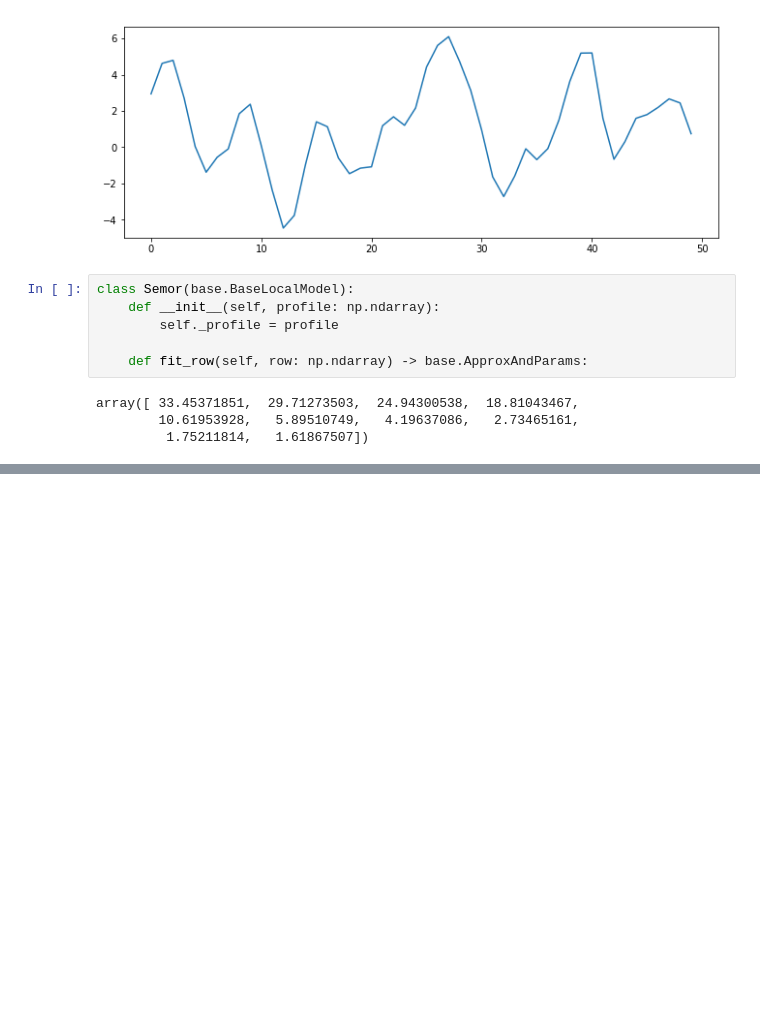
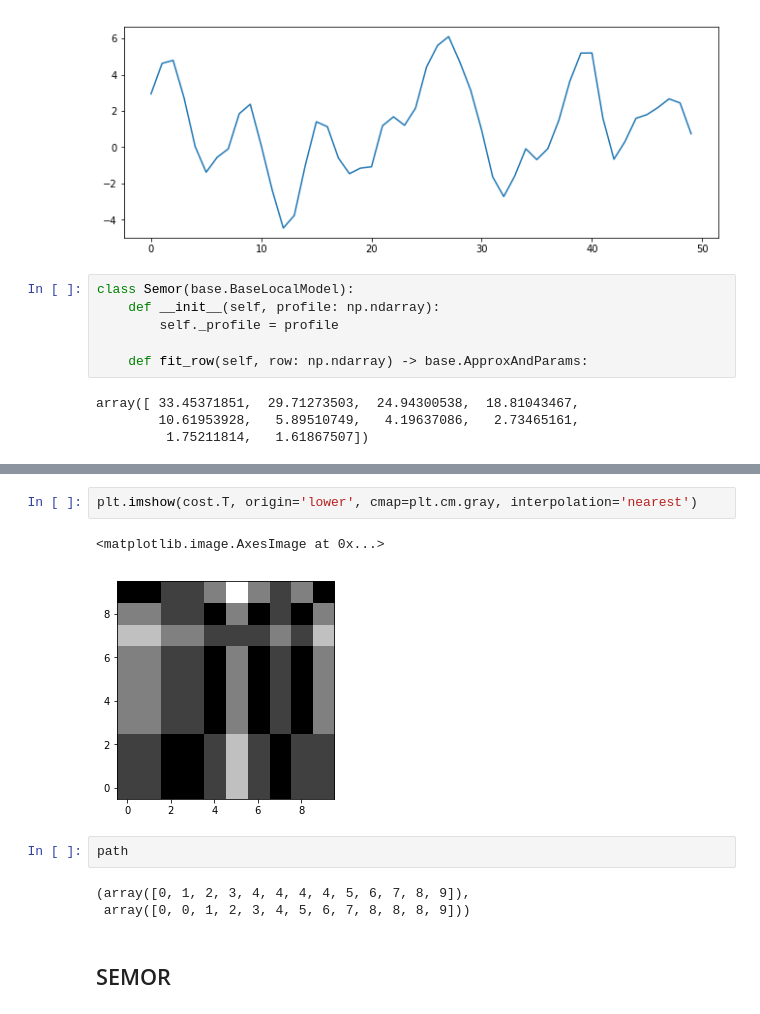
Before and after one commit to Intelligent-Systems-Phystech/BSThesis, a Jupyter notebook: Ivanychev2018/code/sandbox.ipynb, the cells around one changed output, grey strips where cells are left out. Cells and saved outputs as stored; diff of their text form; blank space fills up the shorter version.

```diff
--- a/Ivanychev2018/code/sandbox.ipynb
+++ b/Ivanychev2018/code/sandbox.ipynb
@@ -77,0 +113,12 @@ array([ 33.45371851,  29.71273503,  24.94300538,  18.81043467,
+# %%
+plt.imshow(cost.T, origin='lower', cmap=plt.cm.gray, interpolation='nearest')
+# %% [output]
+<matplotlib.image.AxesImage at 0x...>
+[figure, added]
+# %%
+path
+# %% [output]
+(array([0, 1, 2, 3, 4, 4, 4, 4, 5, 6, 7, 8, 9]),
+ array([0, 0, 1, 2, 3, 4, 5, 6, 7, 8, 8, 8, 9]))
+# %% [markdown]
+## SEMOR
```
Also changed, not shown: parts of 12 cells of this notebook, 5 other files.
